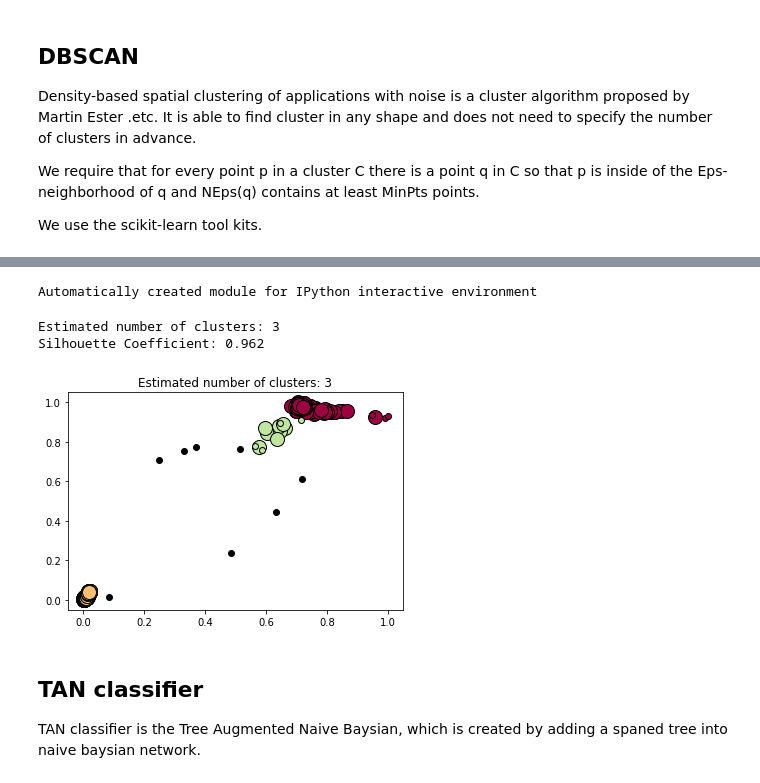
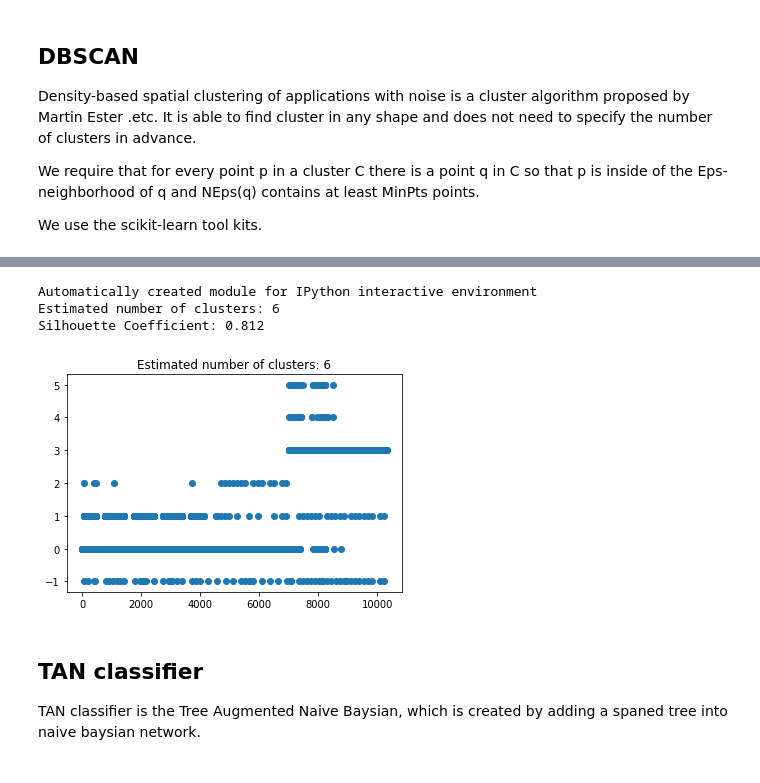
Before and after one commit to foTok/hybrid_diagnosis, a Jupyter notebook: Hybrid_Approach_v0.01.ipynb, the cells around one changed output, grey strips where cells are left out. Saved outputs shown, nothing was run; the diff lists cells and outputs as text; code cells hidden in the pictures.

Commit message:
DBSCAN OK NEXT:     TAN Classifier

```diff
--- a/Hybrid_Approach_v0.01.ipynb
+++ b/Hybrid_Approach_v0.01.ipynb
@@ -231,0 +235,14 @@ We use the scikit-learn tool kits.
+# %%
+# #############################################################################
+# extract continuous data
+continuous_data = post_data[:,0:11]
+new_data        = post_data
+for i in range(12,len(post_data[0])):
+    dis_data = post_data[:,i]
+    domain   = list(set(dis_data))
+    new_data[:,i] = [domain.index(k) for k in dis_data]
+
+#print(new_data)
+
+X               = MinMaxScaler().fit_transform(new_data)
+# #############################################################################
@@ -233,72 +270,40 @@ We use the scikit-learn tool kits.
 print(__doc__)
 
 import numpy as np
-
 from sklearn.cluster import DBSCAN
 from sklearn import metrics
 from sklearn.datasets.samples_generator import make_blobs
 from sklearn.preprocessing import MinMaxScaler
 from sklearn.metrics.pairwise import euclidean_distances
 
-
-# #############################################################################
-# extract continuous data
-continuous_data = post_data[:,0:11]
-X               = MinMaxScaler().fit_transform(continuous_data)
-# #############################################################################
-# 5-NN distance
-
 # #############################################################################
 # Compute DBSCAN
-db = DBSCAN(eps=0.2, min_samples=10).fit(X)
+db = DBSCAN(eps=0.02, min_samples=10).fit(X)
 core_samples_mask = np.zeros_like(db.labels_, dtype=bool)
 core_samples_mask[db.core_sample_indices_] = True
 labels = db.labels_
 
 # Number of clusters in labels, ignoring noise if present.
 n_clusters_ = len(set(labels)) - (1 if -1 in labels else 0)
 
 print('Estimated number of clusters: %d' % n_clusters_)
-#print("Homogeneity: %0.3f" % metrics.homogeneity_score(labels_true, labels))
-#print("Completeness: %0.3f" % metrics.completeness_score(labels_true, labels))
-#print("V-measure: %0.3f" % metrics.v_measure_score(labels_true, labels))
-#print("Adjusted Rand Index: %0.3f"
-#      % metrics.adjusted_rand_score(labels_true, labels))
-#print("Adjusted Mutual Information: %0.3f"
-#      % metrics.adjusted_mutual_info_score(labels_true, labels))
 print("Silhouette Coefficient: %0.3f"
       % metrics.silhouette_score(X, labels))
 
 # #############################################################################
 # Plot result
 import matplotlib.pyplot as plt
 
-# Black removed and is used for noise instead.
-unique_labels = set(labels)
-colors = [plt.cm.Spectral(each)
-          for each in np.linspace(0, 1, len(unique_labels))]
-for k, col in zip(unique_labels, colors):
-    if k == -1:
-        # Black used for noise.
-        col = [0, 0, 0, 1]
-
-    class_member_mask = (labels == k)
-
-    xy = X[class_member_mask & core_samples_mask]
-    plt.plot(xy[:, 0], xy[:, 1], 'o', markerfacecolor=tuple(col),
-             markeredgecolor='k', markersize=14)
-
-    xy = X[class_member_mask & ~core_samples_mask]
-    plt.plot(xy[:, 0], xy[:, 1], 'o', markerfacecolor=tuple(col),
-             markeredgecolor='k', markersize=6)
+x   = np.arange(len(labels))
+plt.scatter(x,labels)
 
 plt.title('Estimated number of clusters: %d' % n_clusters_)
 plt.show()
 # %% [output]
 Automatically created module for IPython interactive environment
+Estimated number of clusters: 6
+Silhouette Coefficient: 0.812
-Estimated number of clusters: 3
-Silhouette Coefficient: 0.962
-[figure, old version]
+[figure, new version]
 # %% [markdown]
 ## TAN classifier
 TAN classifier is the Tree Augmented Naive Baysian, which is created by adding a spaned tree into naive baysian network.
```
Also changed, not shown: parts of 5 cells of this notebook, 1 other file.
